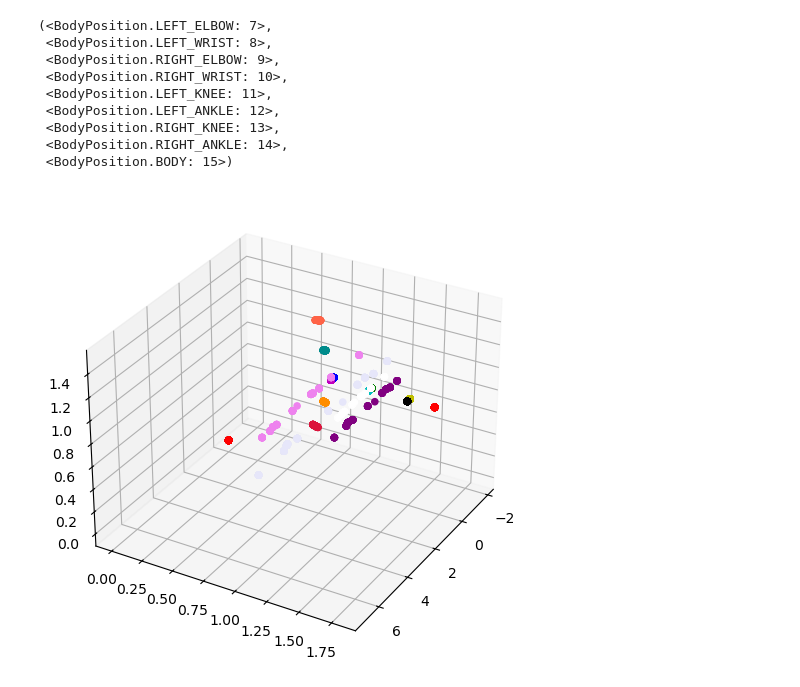
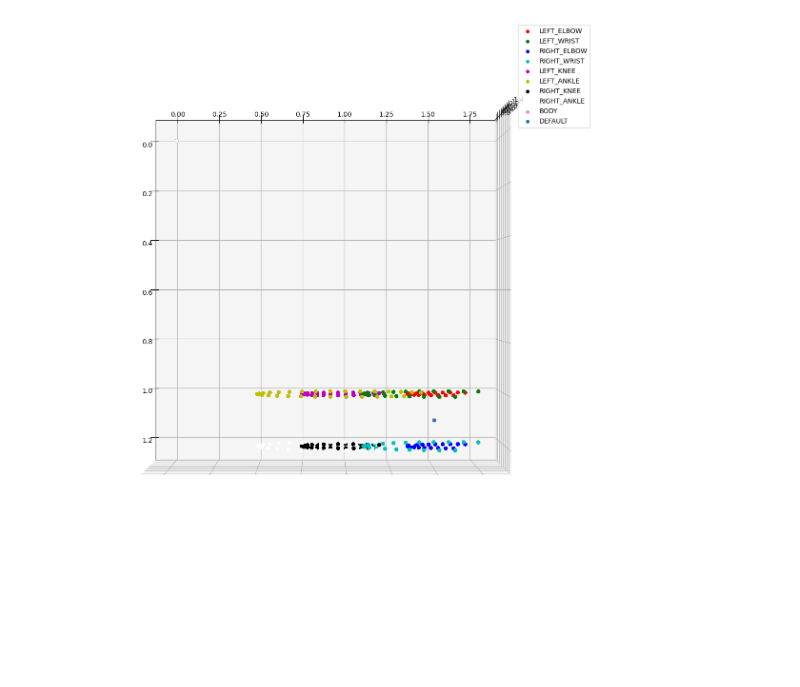
Before and after one commit to GmelaN/seoung_sim, a Jupyter notebook: mobility_visualization.ipynb, the cells around one changed output. Cells and saved outputs as stored; diff of their text form; code cells hidden in the pictures; blank space fills up the shorter version.

Commit message:
docs: test mobility visualization code

```diff
--- a/mobility_visualization.ipynb
+++ b/mobility_visualization.ipynb
@@ -10,7 +10,7 @@ import matplotlib.pyplot as plt
 env = simpy.Environment()
 
 # 앞에 애들은 움직이지 않는 애들임
-positions = tuple(BodyPosition)[:]
+positions = tuple(BodyPosition)[7:]
 mob_helper = MobilityHelper(env)
 
 mobs = []
@@ -18,8 +18,6 @@ for pos in positions:
     mob = MobilityModel(pos)
     mobs.append(mob)
     mob_helper.add_mobility_list(mob)
-
-mob_helper.do_walking(env)
 
 mobs_pos = [[] for _ in range(len(positions))]
 
@@ -35,38 +33,36 @@ def print_info(ev):
 
     env.schedule(event, priority=NORMAL, delay=0.05)
 
+event = simpy.Event(env)
+event.env = env
+event._ok = True
+event.callbacks.append(mob_helper.do_walking)
+env.schedule(event, priority=NORMAL, delay=0)
+
 print_info(env)
-env.run(until=5)
+env.run(until=50)
-# %%
-tuple((BodyPosition))[7:]
-# %% [output]
-(<BodyPosition.LEFT_ELBOW: 7>,
- <BodyPosition.LEFT_WRIST: 8>,
- <BodyPosition.RIGHT_ELBOW: 9>,
- <BodyPosition.RIGHT_WRIST: 10>,
- <BodyPosition.LEFT_KNEE: 11>,
- <BodyPosition.LEFT_ANKLE: 12>,
- <BodyPosition.RIGHT_KNEE: 13>,
- <BodyPosition.RIGHT_ANKLE: 14>,
- <BodyPosition.BODY: 15>)
 # %%
 from mpl_toolkits.mplot3d import Axes3D
 import matplotlib.pyplot as plt
 from tqdm import tqdm
 
 # 임의의 mobs_pos 리스트 생성
 # mobs_pos = [...]
 
-colors = ('r', 'g', 'b', 'c', 'm', 'y', 'k', 'w', 'violet', 'purple', 'lavender', 'darkorange', 'crimson', 'darkcyan', 'tomato')
-fig = plt.figure(figsize=(9, 6))
+colors = ('r', 'g', 'b', 'c', 'm', 'y', 'k', 'w', 'violet', 'purple', 'lavender', 'darkorange', 'crimson', 'darkcyan', 'crimson')
+fig = plt.figure(figsize=(20, 15))
 ax = fig.add_subplot(111, projection='3d')
 
-ax.view_init(elev=30, azim=30)
+ax.view_init(elev=90, azim=0)
 
 for i, mob in enumerate(tqdm(mobs_pos)):
     xs, ys, zs = zip(*mob)  # 각 점의 x, y, z 좌표 분리
-    ax.scatter(xs, ys, zs, color=colors[i % len(colors)], alpha=1)  # 점들 그리기
+    ax.scatter(xs, ys, zs, color=colors[i % len(colors)], alpha=1, label=str(positions[i]).split('.')[1])  # 점들 그리기
+    # ax.text(xs[0], ys[0], zs[0], str(positions[i]).split('.')[1], color="black")
 
+ax.scatter(1.1, 1.5, 1, alpha=1, label="DEFAULT")
+
+ax.legend()
 plt.show()
 # %% [output]
-[figure, old version]
+[figure, new version]
```
Also changed, not shown: parts of 1 cell of this notebook.
